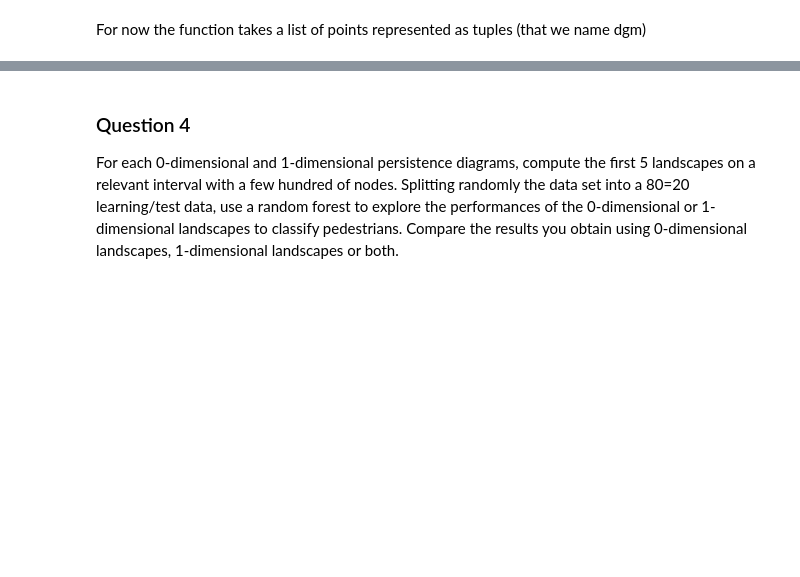
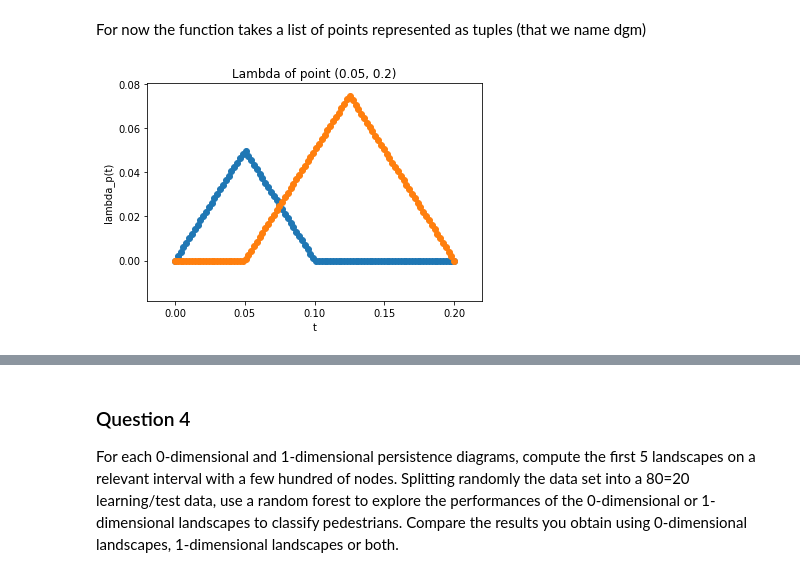
Before and after one commit to sidou10/gmda-pedestrian-recognition, a Jupyter notebook: pedestrian_recognition.ipynb, the cells around one changed output, grey strips where cells are left out. Saved outputs shown, nothing was run; the diff lists cells and outputs as text; code cells hidden in the pictures; blank space fills up the shorter version.

Commit message:
Add Lambda + pedestrian test

```diff
--- a/pedestrian_recognition.ipynb
+++ b/pedestrian_recognition.ipynb
@@ -147,5 +144,20 @@ def Lambda(t, b, d):
     else:
         return 0
 # %%
-Lambda = np.vectorize(Lambda)
+Lambda = np.vectorize(Lambda, otypes=[float])
+# %%
+def plot_Lambda_point(t, point):
+    plt.title('Lambda of point {}'.format(point))
+    plt.xlabel('t')
+    plt.ylabel('lambda_p(t)')
+    plt.scatter(t, Lambda(t, point[0], point[1]))
+# %%
+t = np.linspace(0.,0.2,100)
+point1 = (0, 0.1)
+point2 = (0.05, 0.20)
+
+plot_Lambda_point(t, point1)
+plot_Lambda_point(t, point2)
+# %% [output]
+[figure, added]
 # %%
```
Also changed, not shown: parts of 20 cells of this notebook.
